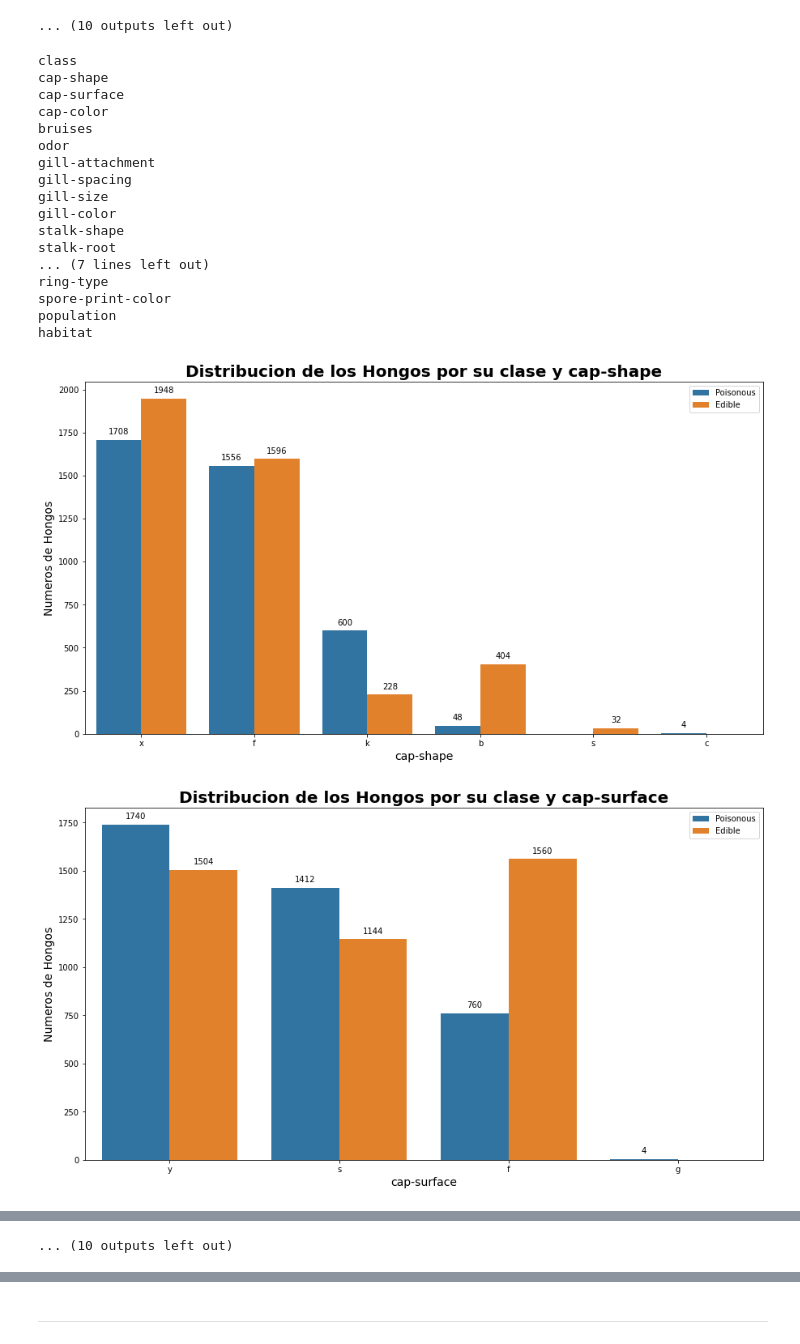
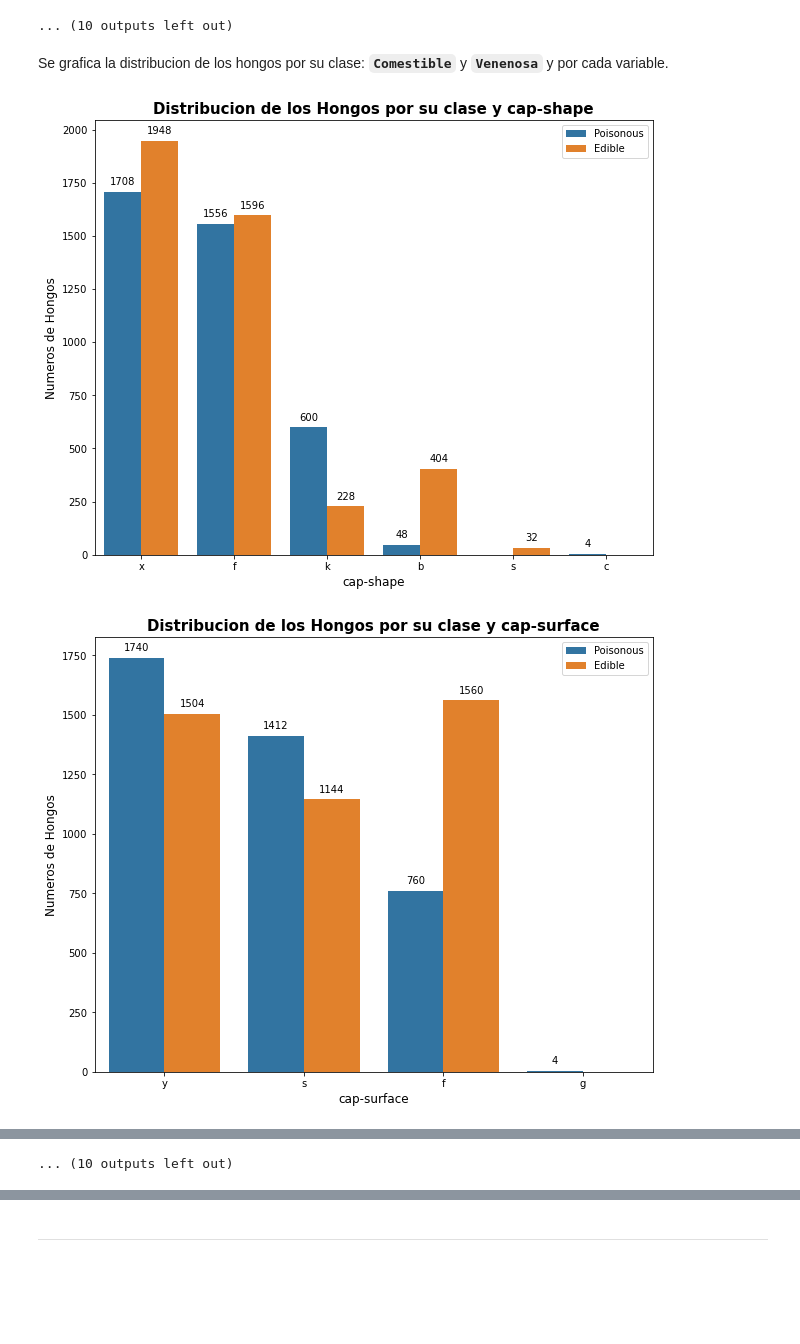
Before and after one commit to geraldb1/Project, a Jupyter notebook: Mushroom Classification/Mushroom.ipynb, the cells around one changed output, grey strips where cells are left out. Saved outputs shown, nothing was run; the diff lists cells and outputs as text; code cells hidden in the pictures; blank space fills up the shorter version.

```diff
--- a/Mushroom Classification/Mushroom.ipynb
+++ b/Mushroom Classification/Mushroom.ipynb
@@ -95,0 +98,3 @@ memory usage: 1.4+ MB
+# %%
+mushroom = mushroom.astype('category')
+mushroom.dtypes
@@ -149,47 +174,28 @@ for features in mushroom.columns:
 [figure]
 [figure]
 ... (10 outputs left out)
-# %%
-for i in mushroom.columns:
-    print(i)
-# %% [output]
-class
-cap-shape
-cap-surface
-cap-color
-bruises
-odor
-gill-attachment
-gill-spacing
-gill-size
-gill-color
-stalk-shape
-stalk-root
-... (7 lines left out)
-ring-type
-spore-print-color
-population
-habitat
+# %% [markdown]
+Se grafica la distribucion de los hongos por su clase: __`Comestible`__ y __`Venenosa`__ y por cada variable.
 # %%
 for columns in mushroom.columns:
     if columns != 'class':
-        plt.figure(figsize=(15,8))
+        plt.figure(figsize=(10,8))
         multi_plot=sns.countplot(x = mushroom[columns],
                     hue = mushroom['class'],
                     order= mushroom[columns].value_counts().index)
 
         for p in multi_plot.patches:
             multi_plot.annotate(format(p.get_height(),'.0f'),
             (p.get_x() + p.get_width() / 2., p.get_height()),
             ha='center', va = 'center',
             xytext = (0,10),
             textcoords = 'offset points'
             )
-        plt.ylabel('Numeros de Hongos',fontsize=14)
-        plt.xlabel(columns,fontsize=14)
+        plt.ylabel('Numeros de Hongos',fontsize=12)
+        plt.xlabel(columns,fontsize=12)
         plt.legend(['Poisonous','Edible'],loc = 'upper right')
-        plt.title('Distribucion de los Hongos por su clase y '+columns,fontsize =20,fontweight='bold')
+        plt.title('Distribucion de los Hongos por su clase y '+columns,fontsize =15,fontweight='bold')
         plt.show()
 # %% [output]
-[figure, old version]
+[figure, new version]
-[figure, old version]
+[figure, new version]
```
Also changed, not shown: parts of 38 cells of this notebook, 1 other file.
